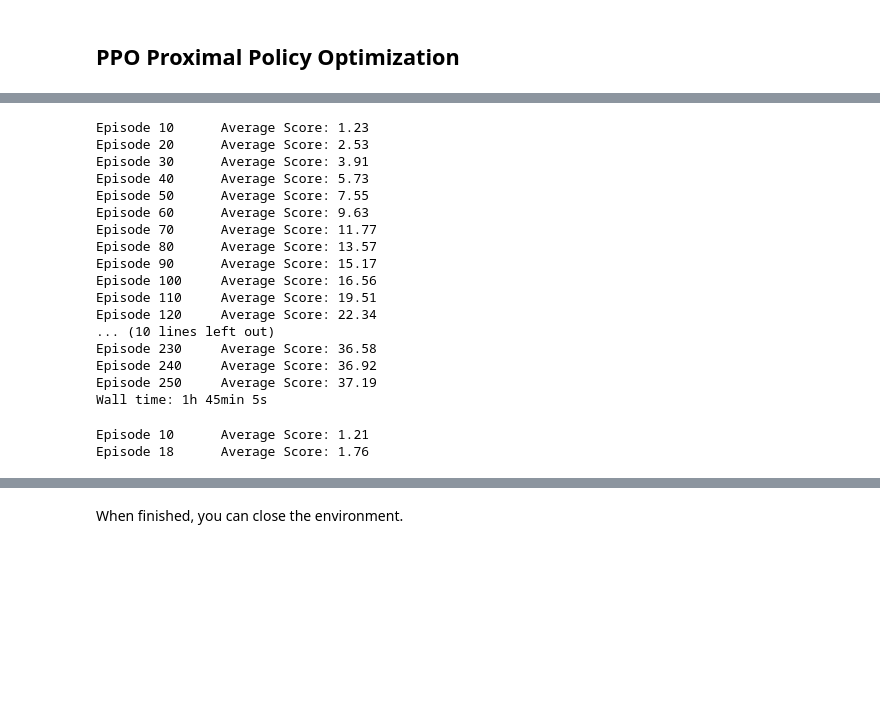
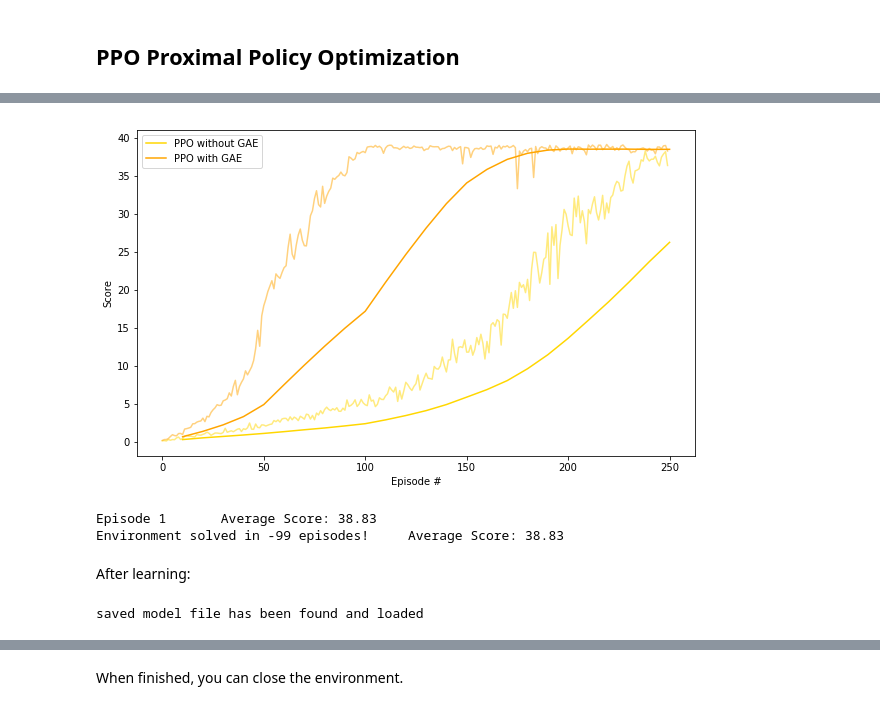
Before and after one commit to bekk-studio/DeepRLND-ContinuousControl, a Jupyter notebook: Continuous_Control.ipynb, the cells around one changed output, grey strips where cells are left out. Saved outputs shown, nothing was run; the diff lists cells and outputs as text; code cells hidden in the pictures; blank space fills up the shorter version.

```diff
--- a/Continuous_Control.ipynb
+++ b/Continuous_Control.ipynb
@@ -246,5 +315,4 @@ plt.show()
 # %%
 %%time
-agent = PPOAgent(env,state_size=state_size, action_size=action_size, seed=0, device=device)
-scores, scores_avg = agent.learn(n_episodes=250, max_t=1002, use_gae = False, use_gradient_clip = False)
+scores4, scores_avg4 = agent2.learn(n_episodes=250, max_t=1002, use_gae = False)
 # %% [output]
@@ -276,29 +330,25 @@ Wall time: 1h 59min 5s
-# %%
-%%time
-agent = PPOAgent(env,state_size=state_size, action_size=action_size, seed=0, device=device)
-scores3, scores_avg3 = agent.learn(n_episodes=250, max_t=1002, use_gae = True, use_gradient_clip = False)
-# %% [output]
-Episode 10      Average Score: 1.23
-Episode 20      Average Score: 2.53
-Episode 30      Average Score: 3.91
-Episode 40      Average Score: 5.73
-Episode 50      Average Score: 7.55
-Episode 60      Average Score: 9.63
-Episode 70      Average Score: 11.77
-Episode 80      Average Score: 13.57
-Episode 90      Average Score: 15.17
-Episode 100     Average Score: 16.56
-Episode 110     Average Score: 19.51
-Episode 120     Average Score: 22.34
-... (10 lines left out)
-Episode 230     Average Score: 36.58
-Episode 240     Average Score: 36.92
-Episode 250     Average Score: 37.19
-Wall time: 1h 45min 5s
-# %%
-%%time
-agent = PPOAgent(env,state_size=state_size, action_size=action_size, seed=0, device=device)
-scores4, scores_avg4 = agent.learn(n_episodes=250, max_t=1002, use_gae = True, use_gradient_clip = True)
-# %% [output]
-Episode 10      Average Score: 1.21
-Episode 18      Average Score: 1.76
+# %%
+# plot the scores
+fig = plt.figure(figsize=(10,6))
+ax = fig.add_subplot(111)
+plt.plot(np.arange(len(scores4)), scores4, alpha=0.5, color = 'gold')
+plt.plot(np.append(np.arange(1,len(scores_avg4))*10 ,len(scores4)), scores_avg4, color = 'gold', label='PPO without GAE')
+plt.plot(np.arange(len(scores5)), scores5, alpha=0.5, color = 'orange')
+plt.plot(np.append(np.arange(1,len(scores_avg5))*10 ,len(scores5)), scores_avg5, color = 'orange', label='PPO with GAE')
+plt.ylabel('Score')
+plt.xlabel('Episode #')
+plt.legend()
+plt.show()
+# %% [output]
+[figure, added]
+# %%
+_, _ = agent2.learn(n_episodes=500, max_t=1002, save=True, target=37.5, use_gae = True)
+# %% [output]
+Episode 1       Average Score: 38.83
+Environment solved in -99 episodes!     Average Score: 38.83
+# %% [markdown]
+After learning:
+# %%
+playscores = agent2.play()
+# %% [output]
+saved model file has been found and loaded
```
Also changed, not shown: parts of 69 cells of this notebook, 25 other files.
